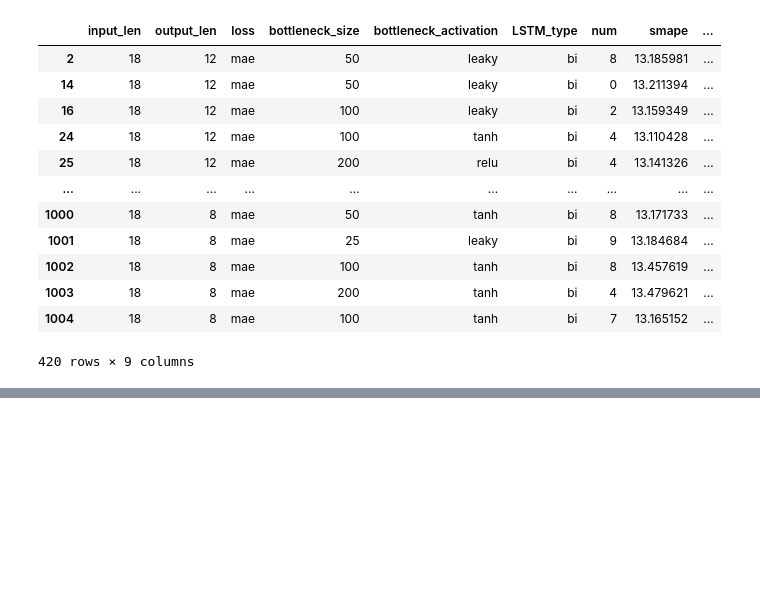
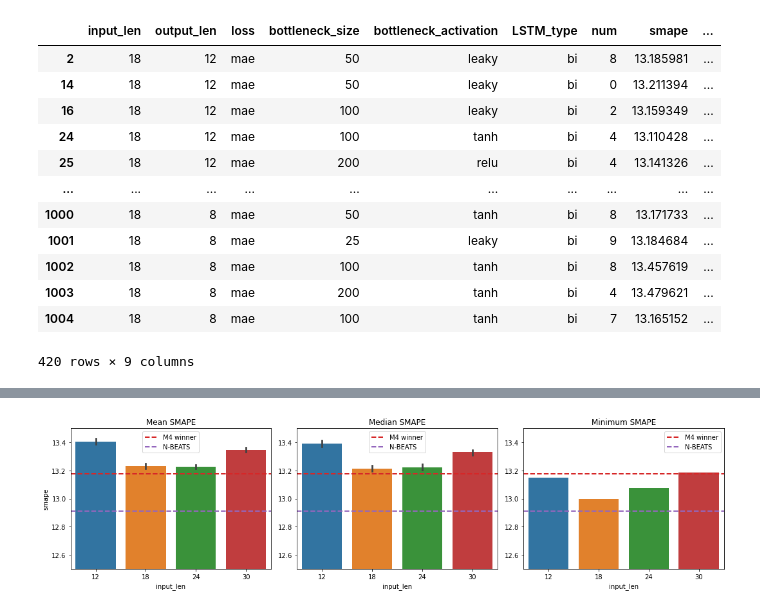
Before and after one commit to djib2011/forecasting, a Jupyter notebook: analysis/explore_results.ipynb, the cells around one changed output, grey strips where cells are left out. Drawn from its saved outputs; the diff is of its cells as text; code cells hidden in the pictures; blank space fills up the shorter version.

```diff
--- a/analysis/explore_results.ipynb
+++ b/analysis/explore_results.ipynb
@@ -252,0 +256,28 @@ df3
+# %%
+df2 = df[df.drop(['input_len', 'smape', 'mase*'], axis=1).duplicated(keep=False)]
+# %%
+plt.figure(figsize=(15, 4))
+
+ax = plt.subplot(131)
+sns.barplot(x='input_len', y='smape', data=df2, ax=ax)
+ax.set_ylim([12.5, 13.5])
+ax.set_title('Mean SMAPE')
+add_benchmarks()
+
+ax = plt.subplot(132)
+sns.barplot(x='input_len', y='smape', data=df2, estimator=np.median, ax=ax)
+ax.set_ylim([12.5, 13.5])
+ax.set_ylabel(None)
+ax.set_title('Median SMAPE')
+add_benchmarks()
+
+ax = plt.subplot(133)
+sns.barplot(x='input_len', y='smape', data=df2, estimator=np.min, ax=ax, ci=False)
+ax.set_ylabel(None)
+ax.set_ylim([12.5, 13.5])
+ax.set_title('Minimum SMAPE')
+add_benchmarks()
+
+plt.tight_layout()
+# %% [output]
+[figure, added]
```
Also changed, not shown: parts of 5 cells of this notebook, 2 other files.
